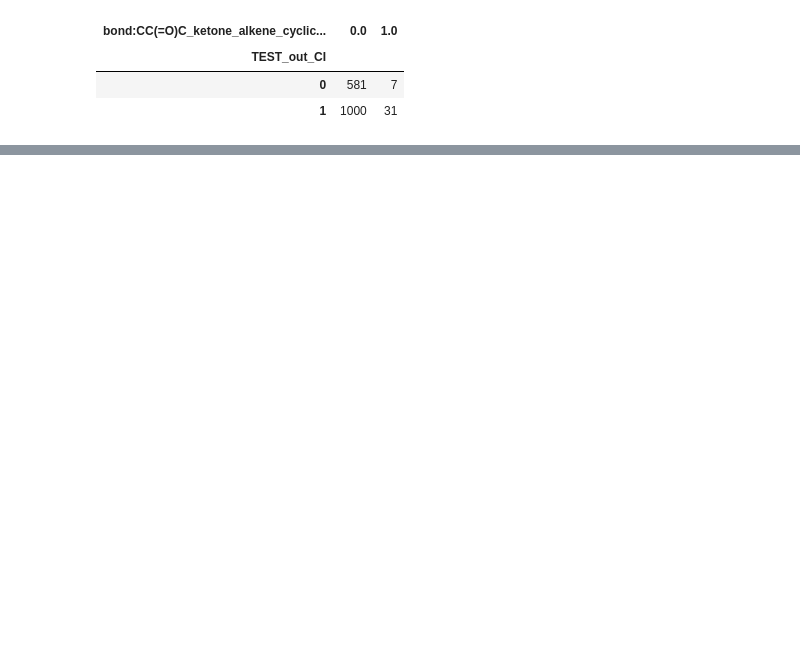
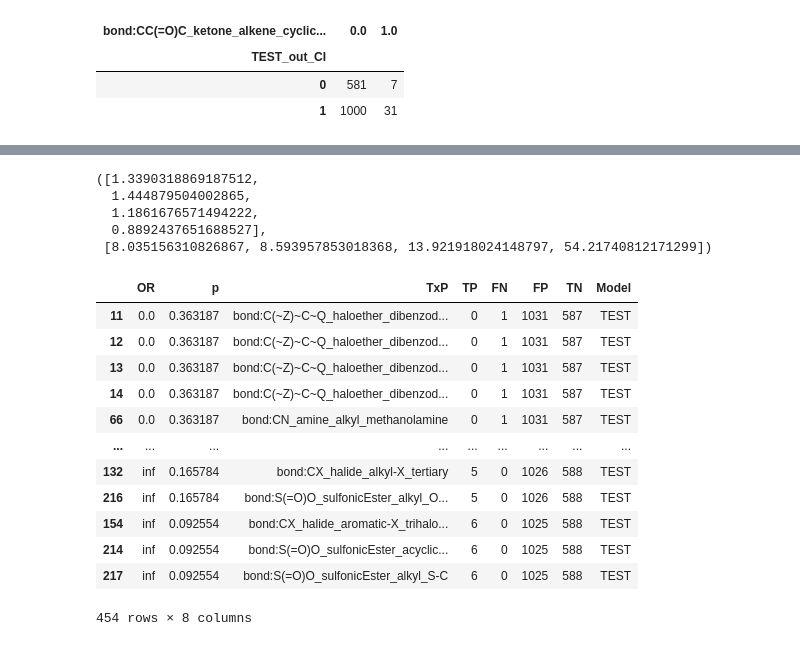
Before and after one commit to g-patlewicz/acute, a Jupyter notebook: notebooks/03_enrichments.ipynb, the cells around one changed output, grey strips where cells are left out. Cells and saved outputs as stored; diff of their text form; code cells hidden in the pictures; blank space fills up the shorter version.

```diff
--- a/notebooks/03_enrichments.ipynb
+++ b/notebooks/03_enrichments.ipynb
@@ -82,8 +82,8 @@ res_TEST = []
 for i, column in TEST_for_enrich.iloc[:,15:-1].iteritems():
     if pd.crosstab(TEST_for_enrich.iloc[:,744],column).shape == (2,2):
         a = pd.crosstab(TEST_for_enrich.iloc[:,744],column)
-        tn, fp, fn, tp = a.iloc[0,0], a.iloc[0,1], a.iloc[1,0], a.iloc[1,1]
-        tested_active = (tp + fn)
+        tn, fn, fp, tp = a.iloc[0,0], a.iloc[0,1], a.iloc[1,0], a.iloc[1,1]
+        #tested_active = (tp + fn)
         oddsratio, pvalue = stats.fisher_exact(a)
         res_TEST.append([oddsratio, pvalue, i, tp, fn, fp, tn])
 # %%
@@ -132,0 +204,8 @@ TIMES_enrichments[(TIMES_enrichments['OR'] >= 2.5) & (TIMES_enrichments['p'] < 0
+# %%
+ci_devel(TIMES_enriched)
+# %% [output]
+([1.3390318869187512,
+  1.444879504002865,
+  1.1861676571494222,
+  0.8892437651688527],
+ [8.035156310826867, 8.593957853018368, 13.921918024148797, 54.21740812171299])
@@ -132,0 +214,16 @@ TIMES_enrichments[(TIMES_enrichments['OR'] >= 2.5) & (TIMES_enrichments['p'] < 0
+# %%
+TEST_enrichments
+# %% [output]
+|  | OR | p | TxP | TP | FN | FP | TN | Model |
+| 11 | 0.0 | 0.363187 | bond:C(~Z)~C~Q_haloether_dibenzod... | 0 | 1 | 1031 | 587 | TEST |
+| 12 | 0.0 | 0.363187 | bond:C(~Z)~C~Q_haloether_dibenzod... | 0 | 1 | 1031 | 587 | TEST |
+| 13 | 0.0 | 0.363187 | bond:C(~Z)~C~Q_haloether_dibenzod... | 0 | 1 | 1031 | 587 | TEST |
+| 14 | 0.0 | 0.363187 | bond:C(~Z)~C~Q_haloether_dibenzod... | 0 | 1 | 1031 | 587 | TEST |
+| 66 | 0.0 | 0.363187 | bond:CN_amine_alkyl_methanolamine | 0 | 1 | 1031 | 587 | TEST |
+| ... | ... | ... | ... | ... | ... | ... | ... | ... |
+| 132 | inf | 0.165784 | bond:CX_halide_alkyl-X_tertiary | 5 | 0 | 1026 | 588 | TEST |
+| 216 | inf | 0.165784 | bond:S(=O)O_sulfonicEster_alkyl_O... | 5 | 0 | 1026 | 588 | TEST |
+| 154 | inf | 0.092554 | bond:CX_halide_aromatic-X_trihalo... | 6 | 0 | 1025 | 588 | TEST |
+| 214 | inf | 0.092554 | bond:S(=O)O_sulfonicEster_acyclic... | 6 | 0 | 1025 | 588 | TEST |
+| 217 | inf | 0.092554 | bond:S(=O)O_sulfonicEster_alkyl_S-C | 6 | 0 | 1025 | 588 | TEST |
+454 rows × 8 columns
```
Also changed, not shown: parts of 35 cells of this notebook, 1 other file.
